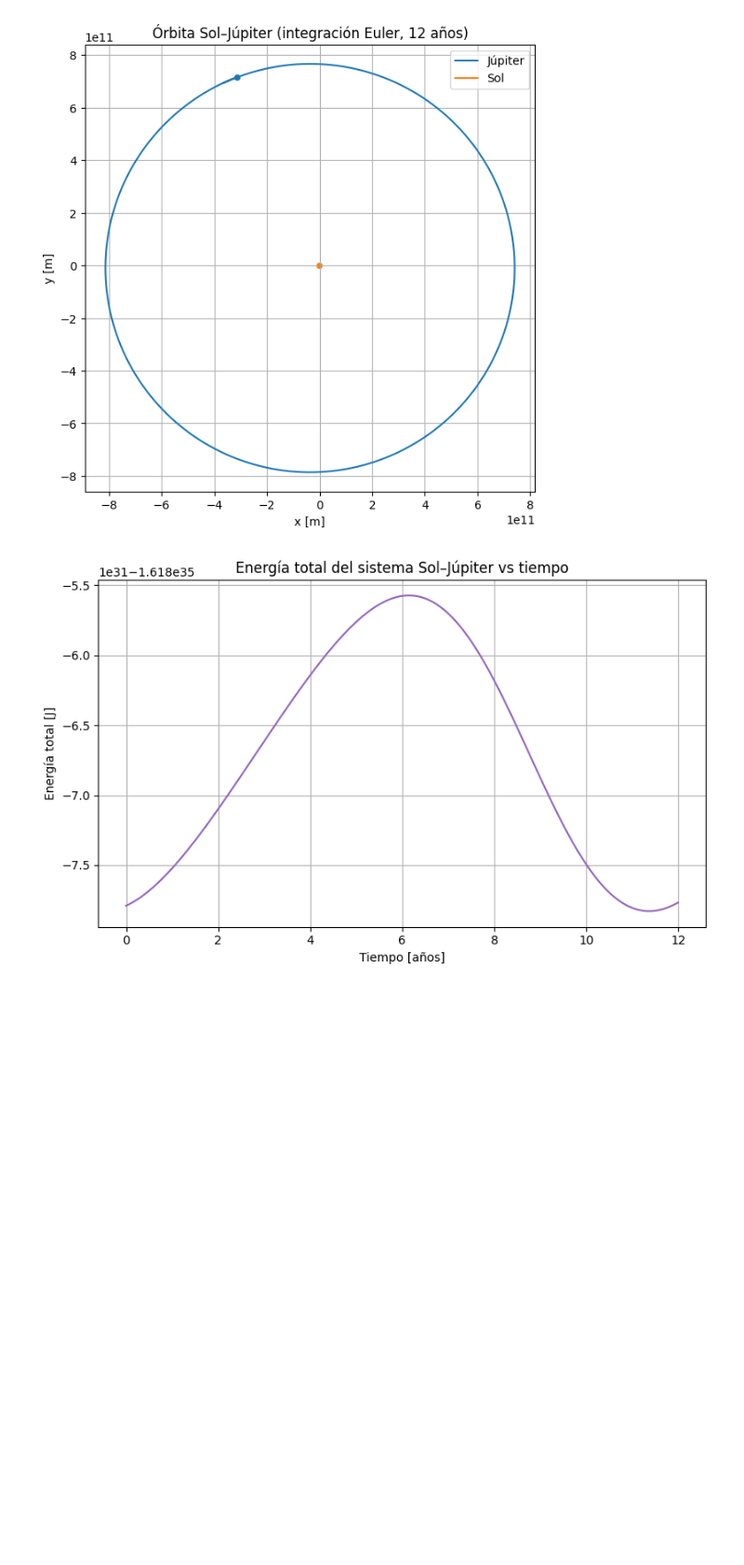
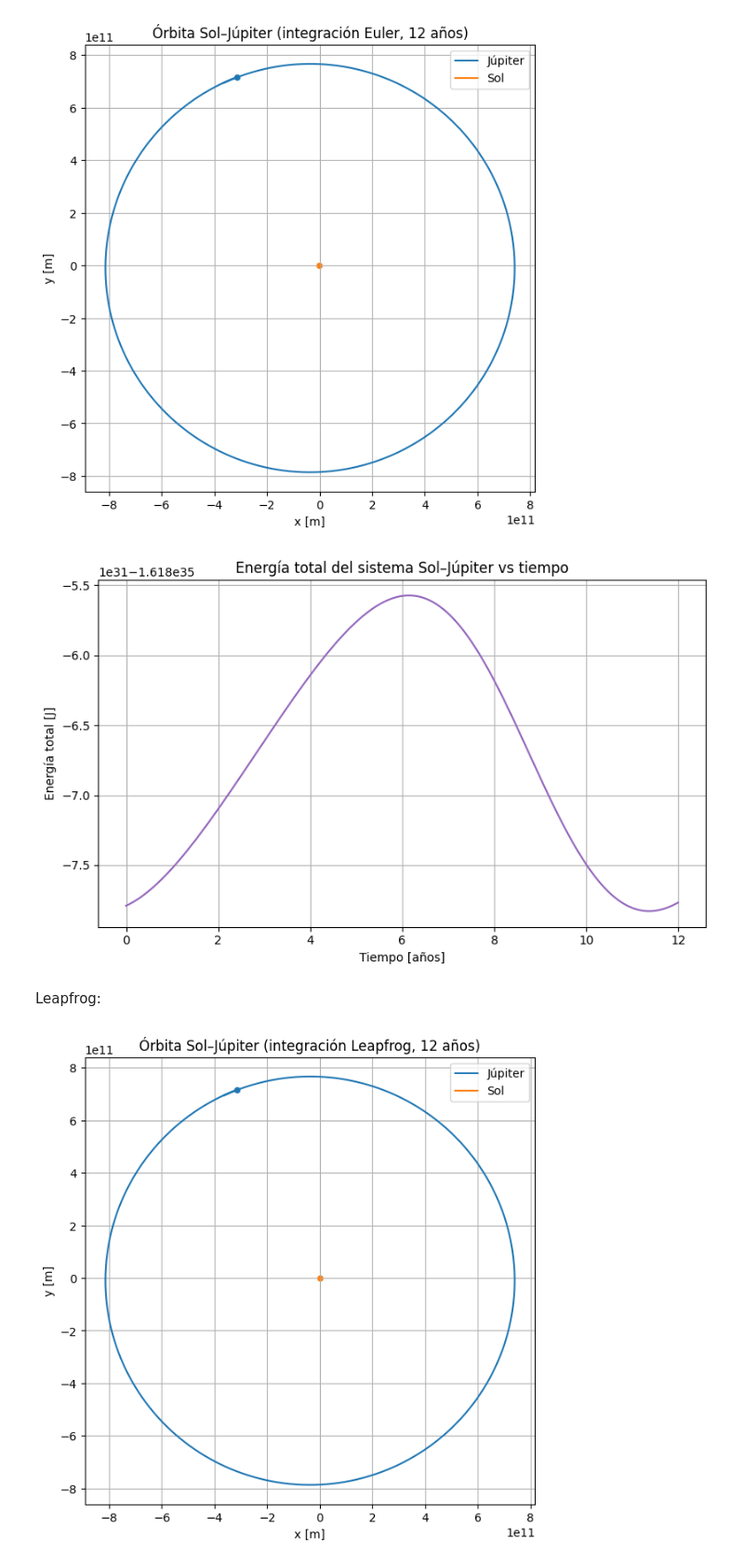
Before and after one commit to jaiderrueda-pixel/MecCel-20261, a Jupyter notebook: ncuerpos-numericos.ipynb, the cells around one changed output. Shown at 93% size. Saved outputs shown, nothing was run; the diff lists cells and outputs as text; code cells hidden in the pictures; blank space fills up the shorter version.

```diff
--- a/ncuerpos-numericos.ipynb
+++ b/ncuerpos-numericos.ipynb
@@ -158,3 +158,13 @@ plt.tight_layout()
 plt.show()
 # %% [output]
 [figure]
+# %% [markdown]
+Leapfrog:
+# %%
+r_sol_0 = X_sol[:3]
+v_sol_0 = X_sol[3:]
+
+r_jup_0 = X_jup[:3]
+v_jup_0 = X_jup[3:]
+# %%
+deltat = 1 * 86400 # un día en segundos
@@ -160,0 +179,57 @@ plt.show()
+# %%
+years = 12
+seconds_per_year = 365.25 * 86400
+T_total = years * seconds_per_year
+
+N_steps = int(T_total // deltat)
+
+r_jup = r_jup_0.copy()
+v_jup = v_jup_0.copy()
+r_sol = r_sol_0.copy()
+v_sol = v_sol_0.copy()
+
+r_jup_hist = []
+r_sol_hist = []
+
+for _ in range(N_steps):
+    r_jup_hist.append(r_jup.copy())
+    r_sol_hist.append(r_sol.copy())
+
+    rij = r_jup - r_sol
+    r = np.linalg.norm(rij)
+    a_jup = -mu_sol * rij / r**3
+    a_sol =  mu_jup * rij / r**3
+
+    v_jup_half = v_jup + 0.5 * a_jup * deltat
+    v_sol_half = v_sol + 0.5 * a_sol * deltat
+
+    r_jup = r_jup + v_jup_half * deltat
+    r_sol = r_sol + v_sol_half * deltat
+
+    rij_new = r_jup - r_sol
+    r_new = np.linalg.norm(rij_new)
+    a_jup_new = -mu_sol * rij_new / r_new**3
+    a_sol_new =  mu_jup * rij_new / r_new**3
+
+    v_jup = v_jup_half + 0.5 * a_jup_new * deltat
+    v_sol = v_sol_half + 0.5 * a_sol_new * deltat
+
+r_jup_hist = np.array(r_jup_hist)
+r_sol_hist = np.array(r_sol_hist)
+
+plt.figure(figsize=(7, 7))
+plt.plot(r_jup_hist[:, 0], r_jup_hist[:, 1], label="Júpiter", color="tab:blue")
+plt.plot(r_sol_hist[:, 0], r_sol_hist[:, 1], label="Sol", color="tab:orange")
+
+plt.scatter(r_jup_0[0], r_jup_0[1], color="tab:blue", s=20, marker="o")
+plt.scatter(r_sol_0[0], r_sol_0[1], color="tab:orange", s=20, marker="o")
+
+plt.xlabel("x [m]")
+plt.ylabel("y [m]")
+plt.title("Órbita Sol–Júpiter (integración Leapfrog, 12 años)")
+plt.legend()
+plt.axis("equal")
+plt.grid(True)
+plt.show()
+# %% [output]
+[figure, added]
```
Also changed, not shown: parts of 3 cells of this notebook.
